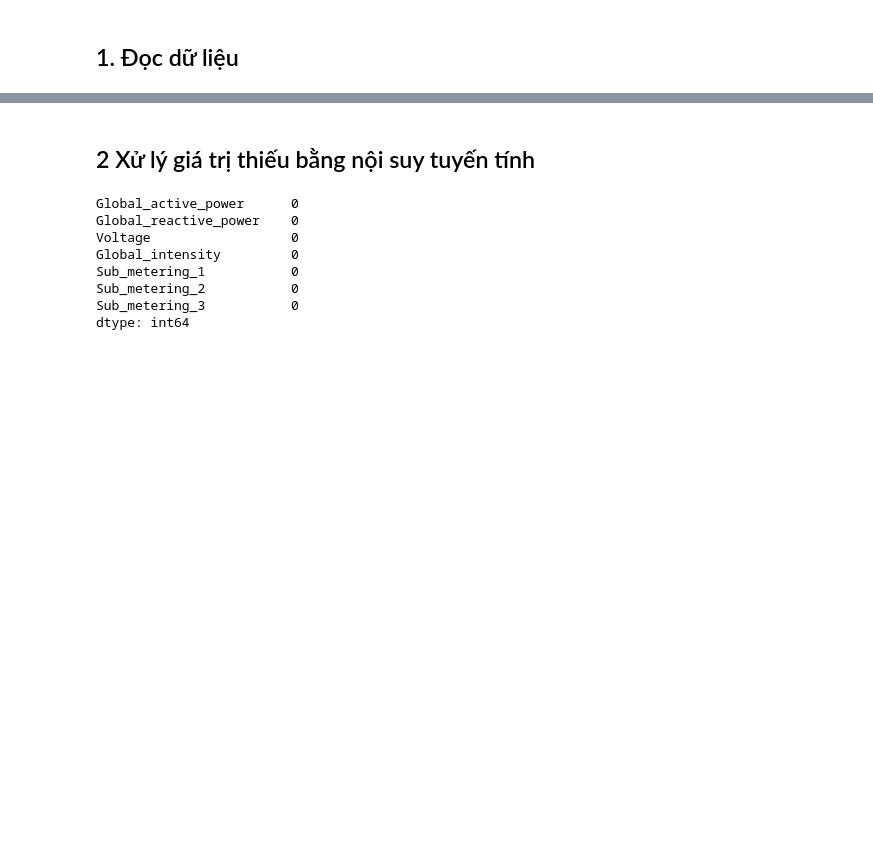
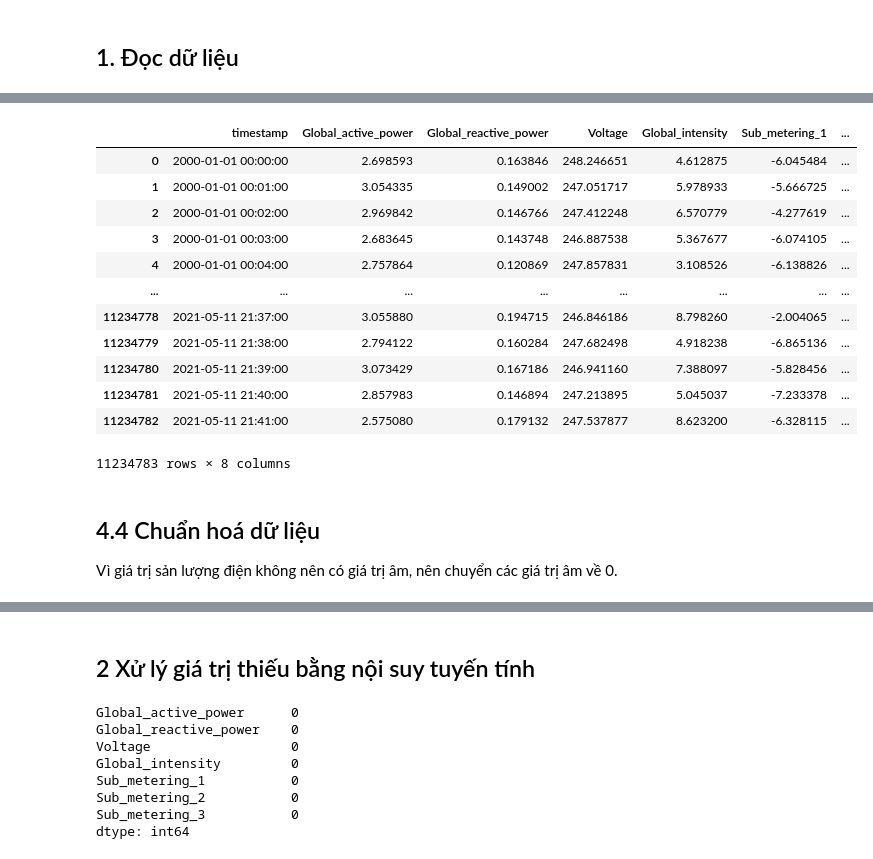
Before and after one commit to nthnguynn/Nhom1_64TTNT2_DuBaoDienNang, a Jupyter notebook: prepare_data.ipynb, the cells around one changed output, grey strips where cells are left out. Drawn from its saved outputs; the diff is of its cells as text; code cells hidden in the pictures; blank space fills up the shorter version.

```diff
--- a/prepare_data.ipynb
+++ b/prepare_data.ipynb
@@ -47,0 +52,6 @@ memory usage: 126.7 MB
+# %%
+df["timestamp"] = pd.to_datetime(df["timestamp"], errors="coerce")
+print(df["timestamp"].head(10))
+print("Số lượng NaT:", df["timestamp"].isna().sum())
+print("Các giá trị bị NaT:")
+print(df[df["timestamp"].isna()]["timestamp"])
@@ -48,3 +92,5 @@ memory usage: 126.7 MB
+# %%
+df = df.drop(columns=["source"])
 # %%
 df.isna().sum()
 # %% [output]
@@ -58 +105,17 @@ Sub_metering_3           25979
 dtype: int64
+# %%
+df
+# %% [output]
+|  | timestamp | Global_active_power | Global_reactive_power | Voltage | Global_intensity | Sub_metering_1 | ... |
+| 0 | 2000-01-01 00:00:00 | 2.698593 | 0.163846 | 248.246651 | 4.612875 | -6.045484 | ... |
+| 1 | 2000-01-01 00:01:00 | 3.054335 | 0.149002 | 247.051717 | 5.978933 | -5.666725 | ... |
+| 2 | 2000-01-01 00:02:00 | 2.969842 | 0.146766 | 247.412248 | 6.570779 | -4.277619 | ... |
+| 3 | 2000-01-01 00:03:00 | 2.683645 | 0.143748 | 246.887538 | 5.367677 | -6.074105 | ... |
+| 4 | 2000-01-01 00:04:00 | 2.757864 | 0.120869 | 247.857831 | 3.108526 | -6.138826 | ... |
+| ... | ... | ... | ... | ... | ... | ... | ... |
+| 11234778 | 2021-05-11 21:37:00 | 3.055880 | 0.194715 | 246.846186 | 8.798260 | -2.004065 | ... |
+| 11234779 | 2021-05-11 21:38:00 | 2.794122 | 0.160284 | 247.682498 | 4.918238 | -6.865136 | ... |
+| 11234780 | 2021-05-11 21:39:00 | 3.073429 | 0.167186 | 246.941160 | 7.388097 | -5.828456 | ... |
+| 11234781 | 2021-05-11 21:40:00 | 2.857983 | 0.146894 | 247.213895 | 5.045037 | -7.233378 | ... |
+| 11234782 | 2021-05-11 21:41:00 | 2.575080 | 0.179132 | 247.537877 | 8.623200 | -6.328115 | ... |
+11234783 rows × 8 columns
@@ -58,0 +127,3 @@ dtype: int64
+# %% [markdown]
+## 4.4 Chuẩn hoá dữ liệu
+Vì giá trị sản lượng điện không nên có giá trị âm, nên chuyển các giá trị âm về 0.
```
Also changed, not shown: parts of 18 cells of this notebook.
